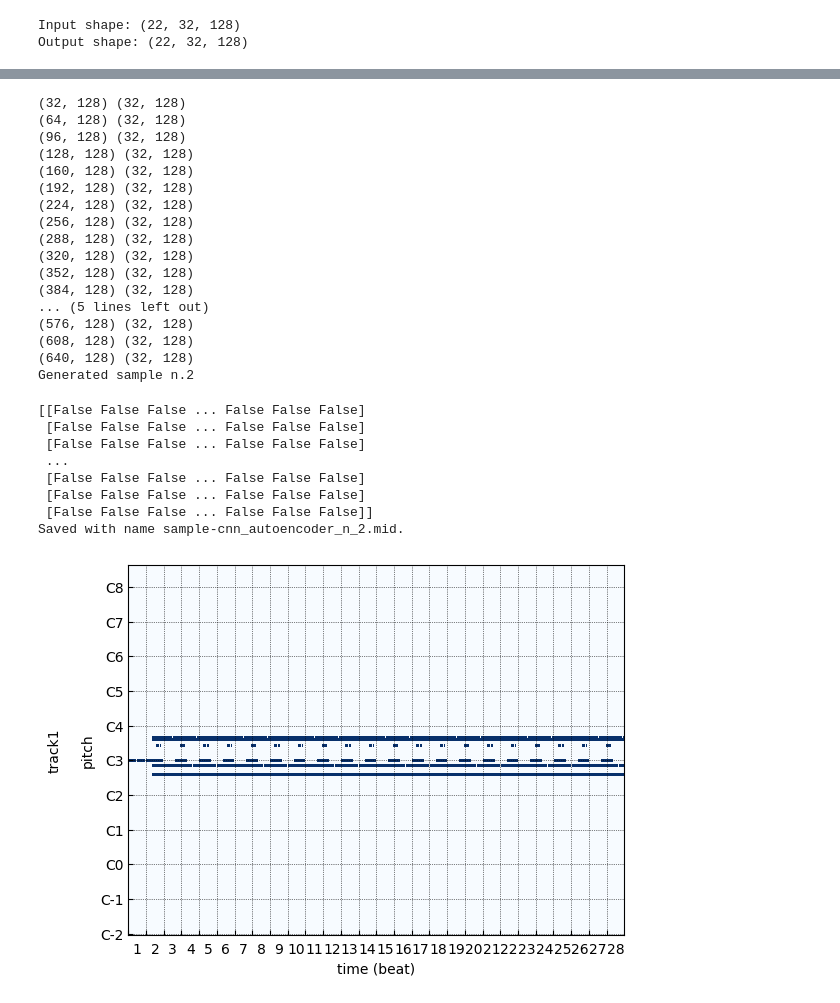
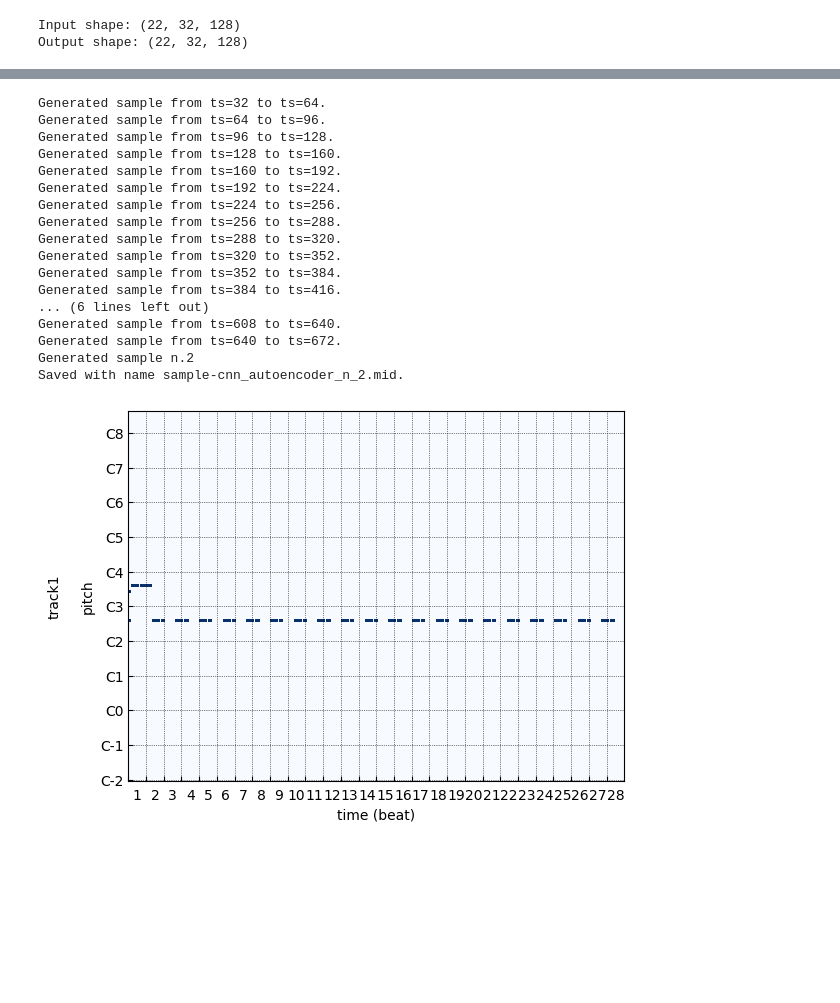
Before and after one commit to STarrio/generative-music, a Jupyter notebook: CNNMusicGeneration.ipynb, the cells around one changed output, grey strips where cells are left out. Saved outputs shown, nothing was run; the diff lists cells and outputs as text; code cells hidden in the pictures; blank space fills up the shorter version.

```diff
--- a/CNNMusicGeneration.ipynb
+++ b/CNNMusicGeneration.ipynb
@@ -375,0 +384,7 @@ s_in=pianoroll[0:32,:]
+# %%
+# seed para la generación
+song_name='aver2'
+s=encoder.encoded_files[song_name]
+pianoroll = s['MAIN_TRACK']
+start_ts = np.random.randint(pianoroll.shape[0]-SEQ_LEN)
+s_in=pianoroll[start_ts:start_ts+SEQ_LEN,:]
@@ -377,33 +397,24 @@ s_in=pianoroll[0:32,:]
 sampler = CNNSampleGenerator(cnn, encoder)
 # %%
-sampler.generate(s_in, sample_length=20)
+# Generamos una nueva pieza y se guarda en formato MIDI
+sampler.generate(s_in, sample_length=20, threshold=0.4)
+sampler.gen2midi()
 # %% [output]
-(32, 128) (32, 128)
-(64, 128) (32, 128)
-(96, 128) (32, 128)
-(128, 128) (32, 128)
-(160, 128) (32, 128)
-(192, 128) (32, 128)
-(224, 128) (32, 128)
-(256, 128) (32, 128)
-(288, 128) (32, 128)
-(320, 128) (32, 128)
-(352, 128) (32, 128)
-(384, 128) (32, 128)
-... (5 lines left out)
-(576, 128) (32, 128)
-(608, 128) (32, 128)
-(640, 128) (32, 128)
+Generated sample from ts=32 to ts=64.
+Generated sample from ts=64 to ts=96.
+Generated sample from ts=96 to ts=128.
+Generated sample from ts=128 to ts=160.
+Generated sample from ts=160 to ts=192.
+Generated sample from ts=192 to ts=224.
+Generated sample from ts=224 to ts=256.
+Generated sample from ts=256 to ts=288.
+Generated sample from ts=288 to ts=320.
+Generated sample from ts=320 to ts=352.
+Generated sample from ts=352 to ts=384.
+Generated sample from ts=384 to ts=416.
+... (6 lines left out)
+Generated sample from ts=608 to ts=640.
+Generated sample from ts=640 to ts=672.
 Generated sample n.2
+Saved with name sample-cnn_autoencoder_n_2.mid.
+[figure, added]
-# %%
-sampler.gen2midi()
-# %% [output]
-[[False False False ... False False False]
- [False False False ... False False False]
- [False False False ... False False False]
- ...
- [False False False ... False False False]
- [False False False ... False False False]
- [False False False ... False False False]]
-Saved with name sample-cnn_autoencoder_n_2.mid.
-[figure, removed]
```
Also changed, not shown: parts of 52 cells of this notebook.
